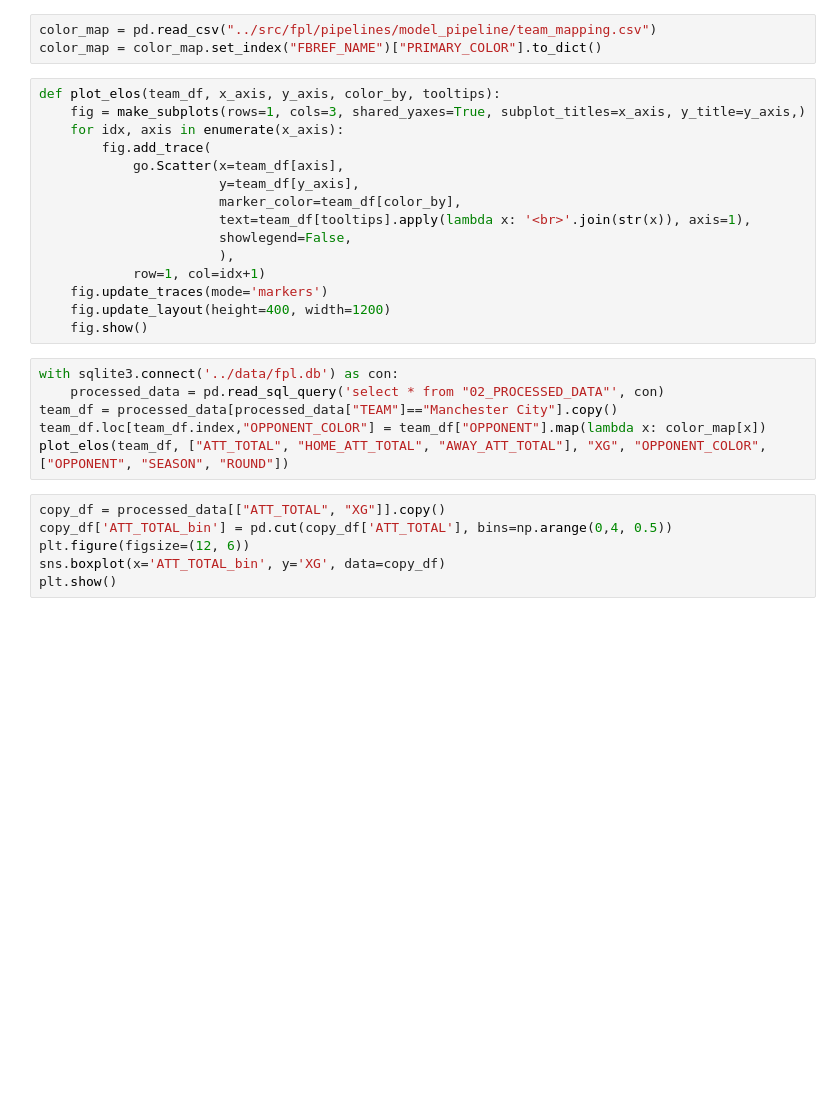
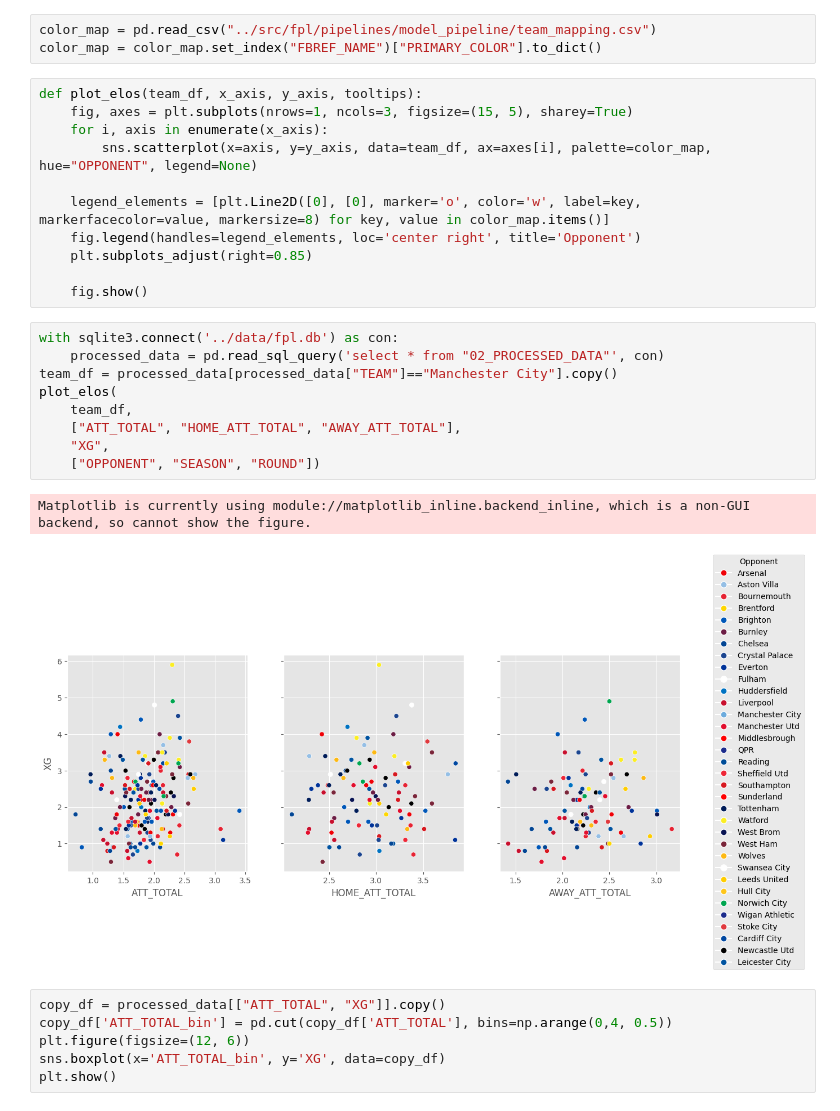
Before and after one commit to ongmk/FPL, a Jupyter notebook: fpl/notebooks/model.ipynb, the cells around one changed output. Drawn from its saved outputs; the diff is of its cells as text; blank space fills up the shorter version.

```diff
--- a/fpl/notebooks/model.ipynb
+++ b/fpl/notebooks/model.ipynb
@@ -17,27 +15,29 @@ import plotly.graph_objects as go
 # %%
 color_map = pd.read_csv("../src/fpl/pipelines/model_pipeline/team_mapping.csv")
 color_map = color_map.set_index("FBREF_NAME")["PRIMARY_COLOR"].to_dict()
-# %%
-def plot_elos(team_df, x_axis, y_axis, color_by, tooltips):
-    fig = make_subplots(rows=1, cols=3, shared_yaxes=True, subplot_titles=x_axis, y_title=y_axis,)
-    for idx, axis in enumerate(x_axis):
-        fig.add_trace(
-            go.Scatter(x=team_df[axis],
-                       y=team_df[y_axis],
-                       marker_color=team_df[color_by],
-                       text=team_df[tooltips].apply(lambda x: '<br>'.join(str(x)), axis=1),
-                       showlegend=False,
-                       ),
-            row=1, col=idx+1)
-    fig.update_traces(mode='markers')
-    fig.update_layout(height=400, width=1200)
-    fig.show()
+# %%
+def plot_elos(team_df, x_axis, y_axis, tooltips):
+    fig, axes = plt.subplots(nrows=1, ncols=3, figsize=(15, 5), sharey=True)
+    for i, axis in enumerate(x_axis):
+        sns.scatterplot(x=axis, y=y_axis, data=team_df, ax=axes[i], palette=color_map, hue="OPPONENT", legend=None)
+
+    legend_elements = [plt.Line2D([0], [0], marker='o', color='w', label=key, markerfacecolor=value, markersize=8) for key, value in color_map.items()]
+    fig.legend(handles=legend_elements, loc='center right', title='Opponent')
+    plt.subplots_adjust(right=0.85)
+
+    fig.show()
 # %%
 with sqlite3.connect('../data/fpl.db') as con:
     processed_data = pd.read_sql_query('select * from "02_PROCESSED_DATA"', con)
 team_df = processed_data[processed_data["TEAM"]=="Manchester City"].copy()
-team_df.loc[team_df.index,"OPPONENT_COLOR"] = team_df["OPPONENT"].map(lambda x: color_map[x])
-plot_elos(team_df, ["ATT_TOTAL", "HOME_ATT_TOTAL", "AWAY_ATT_TOTAL"], "XG", "OPPONENT_COLOR", ["OPPONENT", "SEASON", "ROUND"])
+plot_elos(
+    team_df,
+    ["ATT_TOTAL", "HOME_ATT_TOTAL", "AWAY_ATT_TOTAL"],
+    "XG",
+    ["OPPONENT", "SEASON", "ROUND"])
+# %% [output]
+Matplotlib is currently using module://matplotlib_inline.backend_inline, which is a non-GUI backend, so cannot show the figure.
+[figure, added]
 # %%
 copy_df = processed_data[["ATT_TOTAL", "XG"]].copy()
 copy_df['ATT_TOTAL_bin'] = pd.cut(copy_df['ATT_TOTAL'], bins=np.arange(0,4, 0.5))
```
Also changed, not shown: parts of 4 cells of this notebook, 1 other file.
